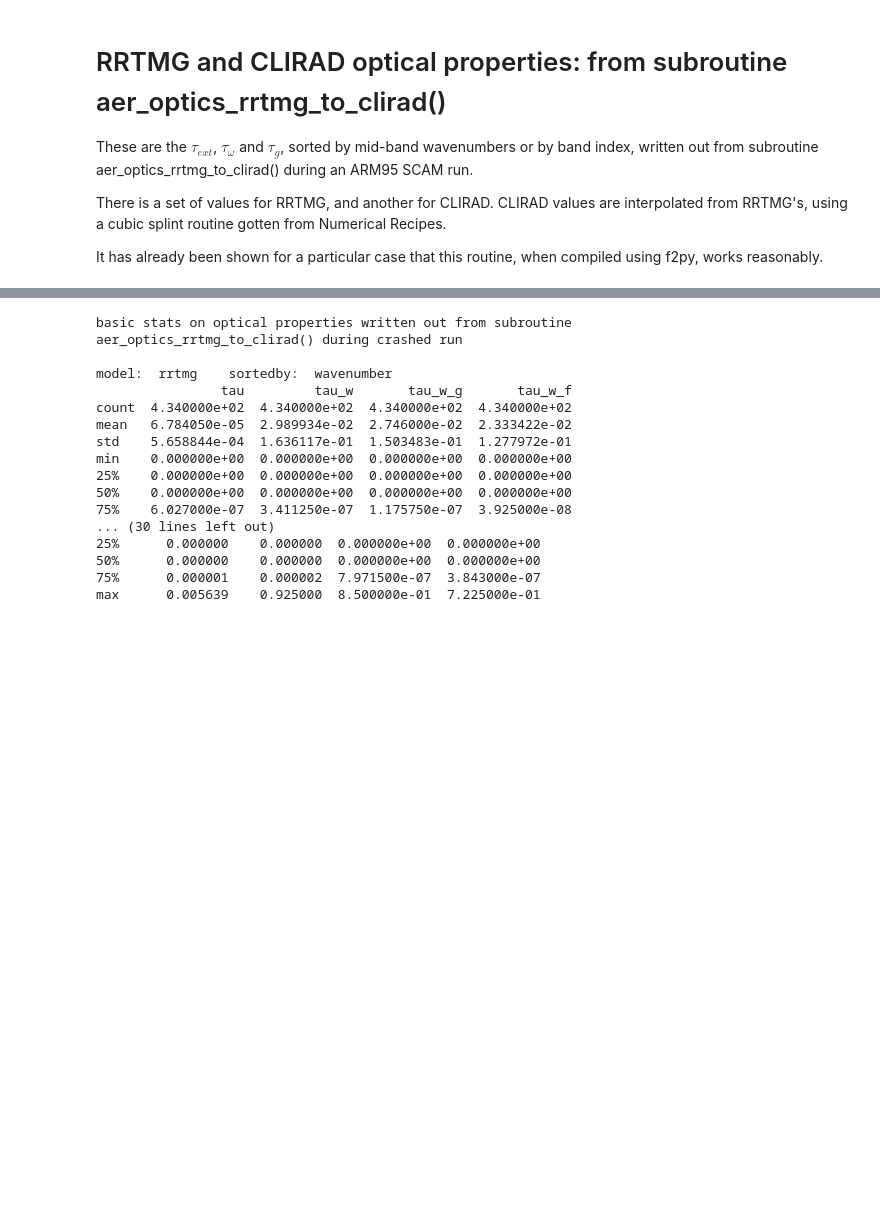
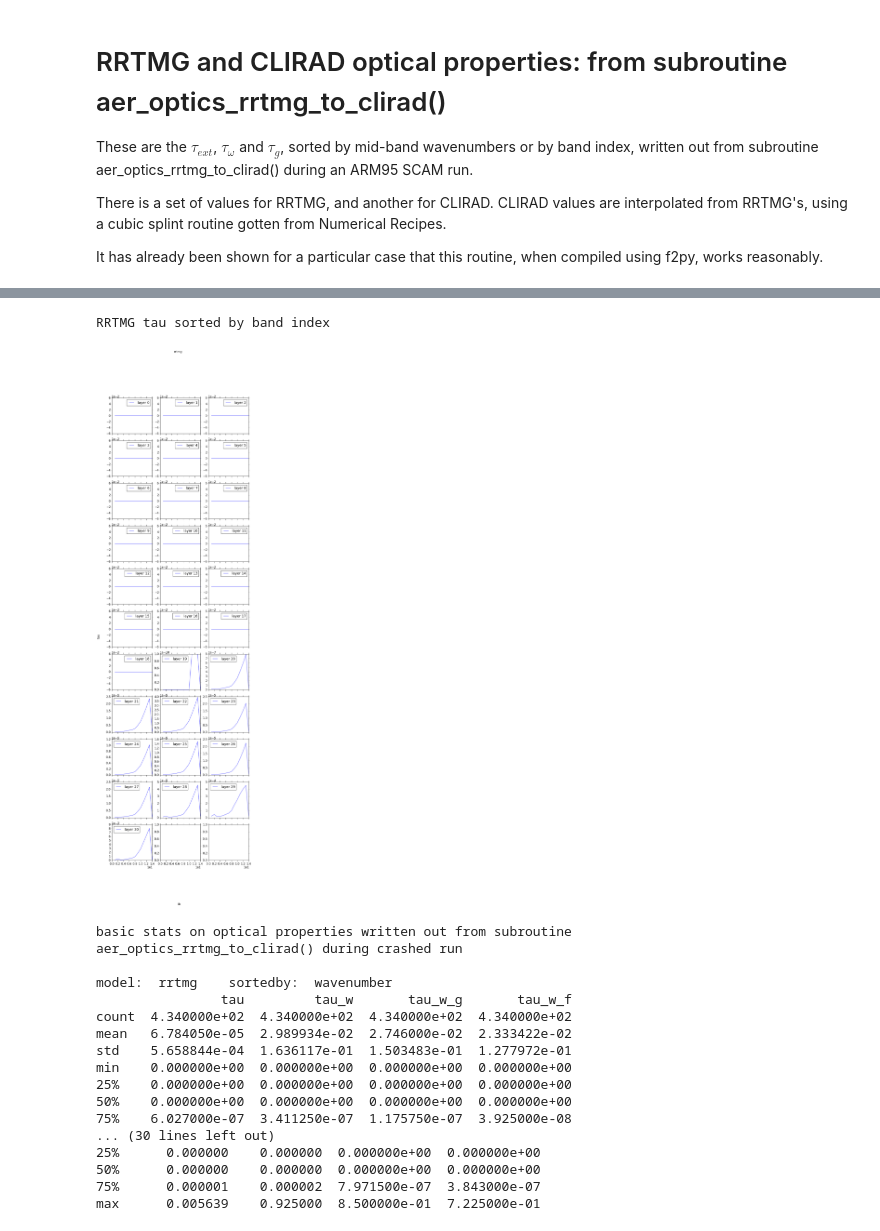
Before and after one commit to qAp/SCAM_radiation_notebooks, a Jupyter notebook: aerosol_optics.ipynb, the cells around one changed output, grey strips where cells are left out. Drawn from its saved outputs; the diff is of its cells as text; code cells hidden in the pictures; blank space fills up the shorter version.

```diff
--- a/aerosol_optics.ipynb
+++ b/aerosol_optics.ipynb
@@ -708,3 +770,13 @@ cliradx is interpolated from RRTMG using the same cubicsplint Fortran routine bu
+# %%
+print('RRTMG tau sorted by band index')
+
+plt_AER_OPTICS_RRTMG_to_CLIRAD(model = 'rrtmg',
+                               sortedby = 'b',
+                               optical_prop = 'tau',
+                               layers = range(0, 30 + 1))
+# %% [output]
+RRTMG tau sorted by band index
+[figure, added]
 # %%
 print('''basic stats on optical properties written out from subroutine
 aer_optics_rrtmg_to_clirad() during crashed run''')
```
Also changed, not shown: parts of 10 cells of this notebook.
